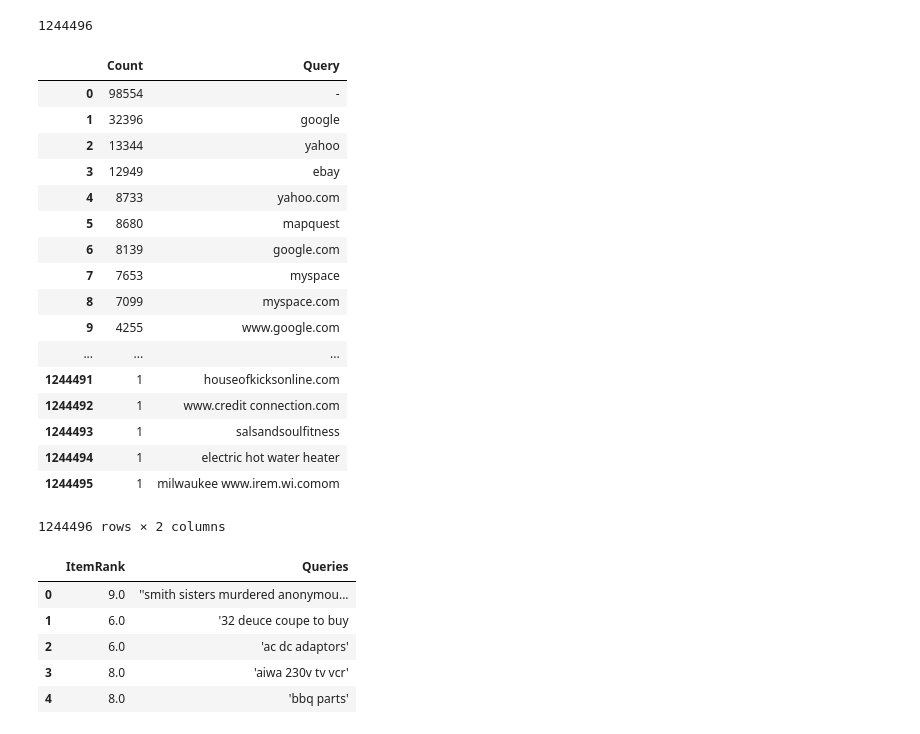
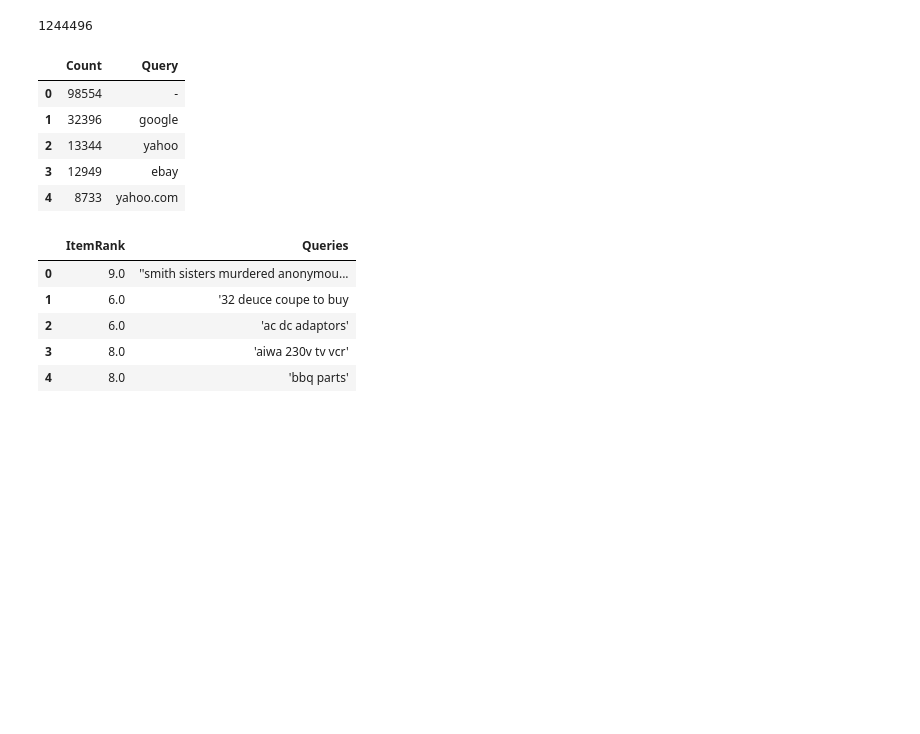
Before and after one commit to RohitJacob/AOL-Exploratory-Analysis, a Jupyter notebook: Promotional Analysis.ipynb, the cells around one changed output. Cells and saved outputs as stored; diff of their text form; code cells hidden in the pictures; blank space fills up the shorter version.

```diff
--- a/Promotional Analysis.ipynb
+++ b/Promotional Analysis.ipynb
@@ -39,27 +91,15 @@ len(querylist)
 # %%
 queries = data.Query
 faq = pd.DataFrame({'Query': queries.value_counts().index, 'Count':queries.value_counts()})
 faq.index = range(faq.shape[0])
-faq
+faq.head()
 # %% [output]
 |  | Count | Query |
 | 0 | 98554 | - |
 | 1 | 32396 | google |
 | 2 | 13344 | yahoo |
 | 3 | 12949 | ebay |
 | 4 | 8733 | yahoo.com |
-| 5 | 8680 | mapquest |
-| 6 | 8139 | google.com |
-| 7 | 7653 | myspace |
-| 8 | 7099 | myspace.com |
-| 9 | 4255 | www.google.com |
-| ... | ... | ... |
-| 1244491 | 1 | houseofkicksonline.com |
-| 1244492 | 1 | www.credit connection.com |
-| 1244493 | 1 | salsandsoulfitness |
-| 1244494 | 1 | electric hot water heater |
-| 1244495 | 1 | milwaukee www.irem.wi.comom |
-1244496 rows × 2 columns
 # %%
 toomany = data[data.ItemRank >5.0]
 initial = data[data.ItemRank<=5.0]
```
Also changed, not shown: parts of 41 cells of this notebook, 2 other files.
